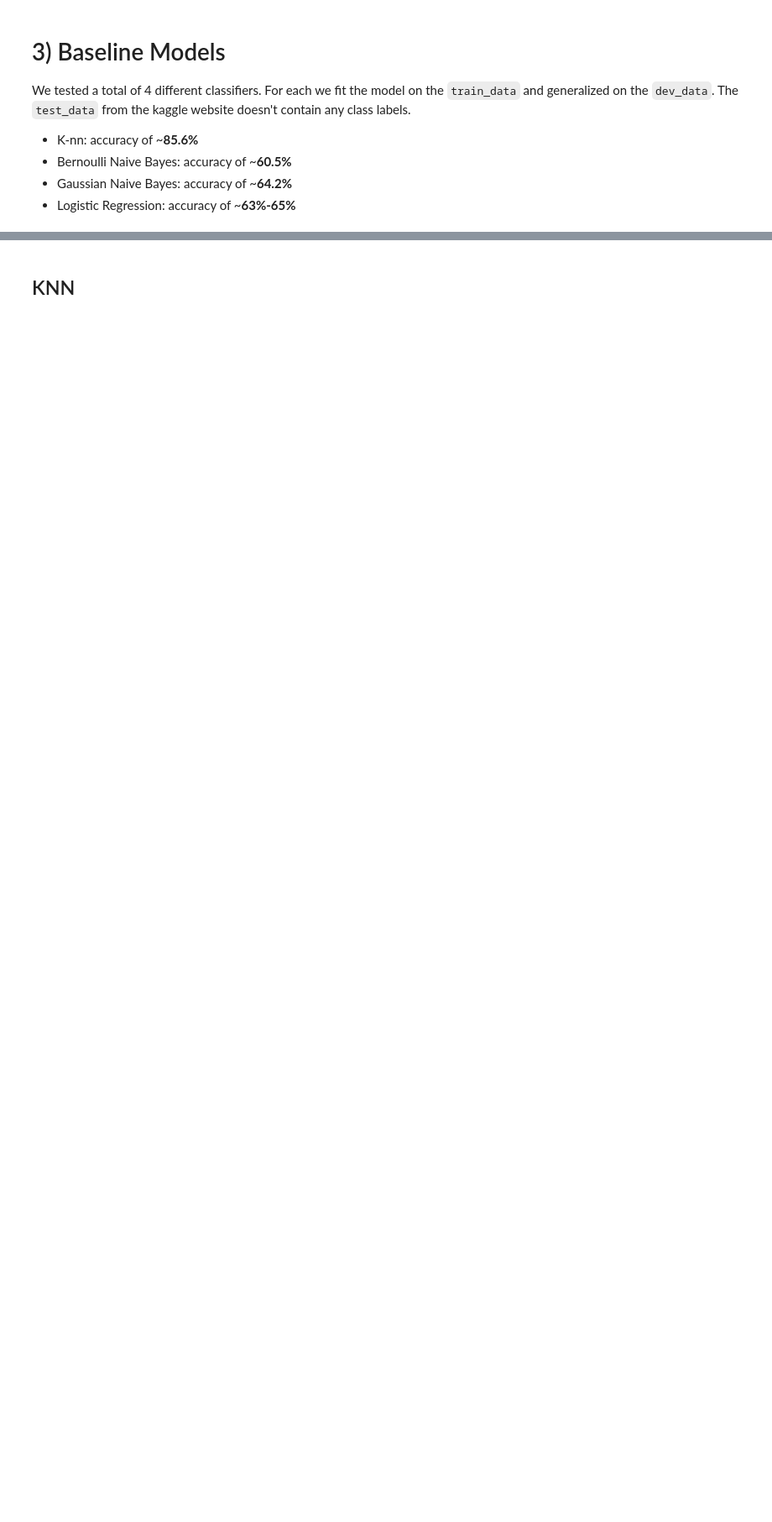
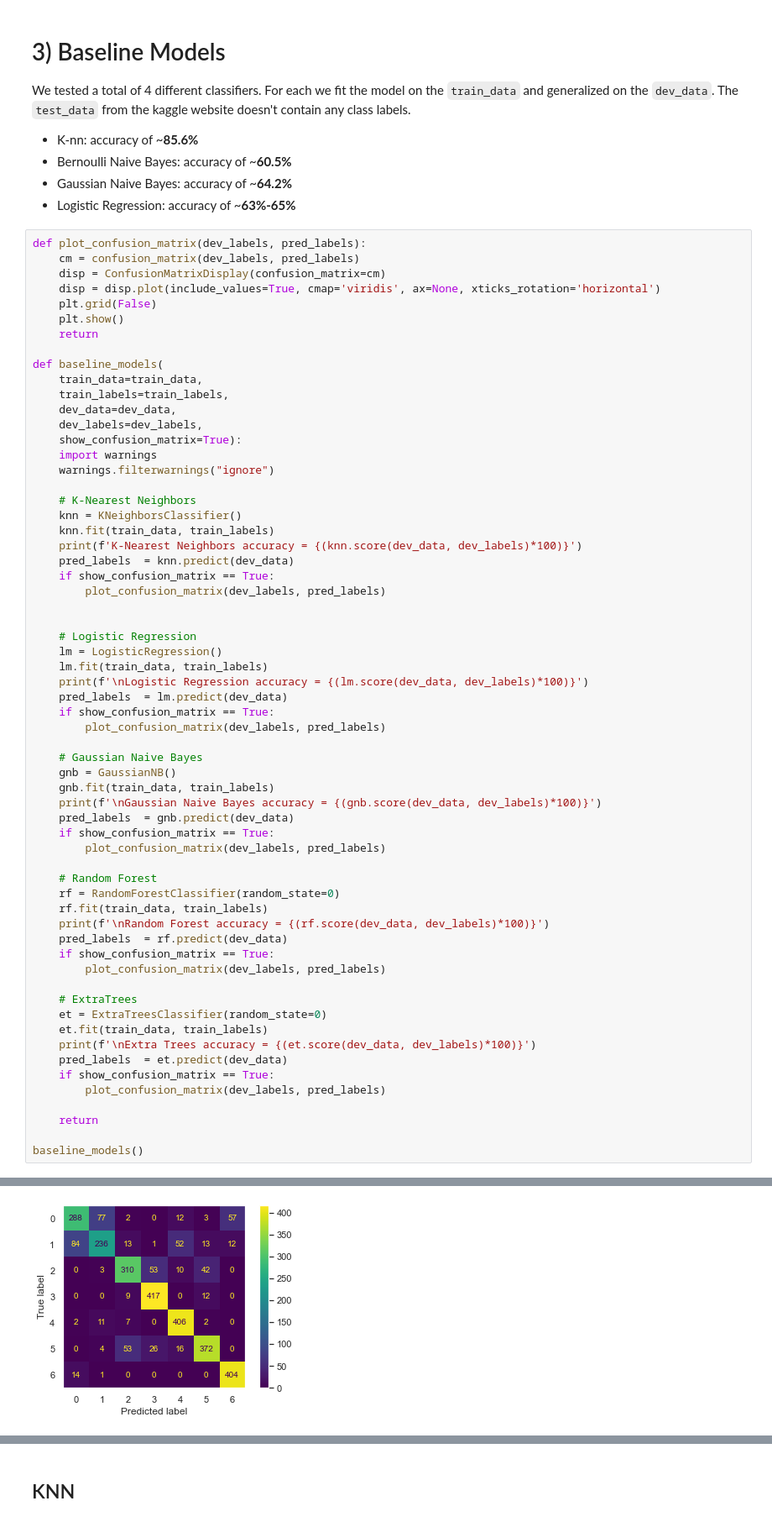
Before and after one commit to sams-data/mids-w207_9_sp22_forest_cover_classification, a Jupyter notebook: Submissions/bridwell_carmeli_hand_stephens_final_project.ipynb, the cells around one changed output, grey strips where cells are left out. Shown at 84% size. Cells and saved outputs as stored; diff of their text form; blank space fills up the shorter version.

```diff
--- a/Submissions/bridwell_carmeli_hand_stephens_final_project.ipynb
+++ b/Submissions/bridwell_carmeli_hand_stephens_final_project.ipynb
@@ -387,3 +408,66 @@ We tested a total of 4 different classifiers. For each we fit the model on the `
 - Bernoulli Naive Bayes: accuracy of ~**60.5%**
 - Gaussian Naive Bayes: accuracy of ~**64.2%**
 - Logistic Regression: accuracy of ~**63%-65%**
+# %%
+def plot_confusion_matrix(dev_labels, pred_labels):
+    cm = confusion_matrix(dev_labels, pred_labels)
+    disp = ConfusionMatrixDisplay(confusion_matrix=cm)
+    disp = disp.plot(include_values=True, cmap='viridis', ax=None, xticks_rotation='horizontal')
+    plt.grid(False)
+    plt.show()
+    return
+
+def baseline_models(
+    train_data=train_data,
+    train_labels=train_labels,
+    dev_data=dev_data,
+    dev_labels=dev_labels,
+    show_confusion_matrix=True):
+    import warnings
+    warnings.filterwarnings("ignore")
+
+    # K-Nearest Neighbors
+    knn = KNeighborsClassifier()
+    knn.fit(train_data, train_labels)
+    print(f'K-Nearest Neighbors accuracy = {(knn.score(dev_data, dev_labels)*100)}')
+    pred_labels  = knn.predict(dev_data)
+    if show_confusion_matrix == True:
+        plot_confusion_matrix(dev_labels, pred_labels)
+
+
+    # Logistic Regression
+    lm = LogisticRegression()
+    lm.fit(train_data, train_labels)
+    print(f'\nLogistic Regression accuracy = {(lm.score(dev_data, dev_labels)*100)}')
+    pred_labels  = lm.predict(dev_data)
+    if show_confusion_matrix == True:
+        plot_confusion_matrix(dev_labels, pred_labels)
+
+    # Gaussian Naive Bayes
+    gnb = GaussianNB()
+    gnb.fit(train_data, train_labels)
+    print(f'\nGaussian Naive Bayes accuracy = {(gnb.score(dev_data, dev_labels)*100)}')
+    pred_labels  = gnb.predict(dev_data)
+    if show_confusion_matrix == True:
+        plot_confusion_matrix(dev_labels, pred_labels)
+
+    # Random Forest
+    rf = RandomForestClassifier(random_state=0)
+    rf.fit(train_data, train_labels)
+    print(f'\nRandom Forest accuracy = {(rf.score(dev_data, dev_labels)*100)}')
+    pred_labels  = rf.predict(dev_data)
+    if show_confusion_matrix == True:
+        plot_confusion_matrix(dev_labels, pred_labels)
+
+    # ExtraTrees
+    et = ExtraTreesClassifier(random_state=0)
+    et.fit(train_data, train_labels)
+    print(f'\nExtra Trees accuracy = {(et.score(dev_data, dev_labels)*100)}')
+    pred_labels  = et.predict(dev_data)
+    if show_confusion_matrix == True:
+        plot_confusion_matrix(dev_labels, pred_labels)
+
+    return
+
+baseline_models()
+# %% [output]
@@ -389,0 +475 @@ We tested a total of 4 different classifiers. For each we fit the model on the `
+[figure, added]
```
Also changed, not shown: parts of 13 cells of this notebook.
